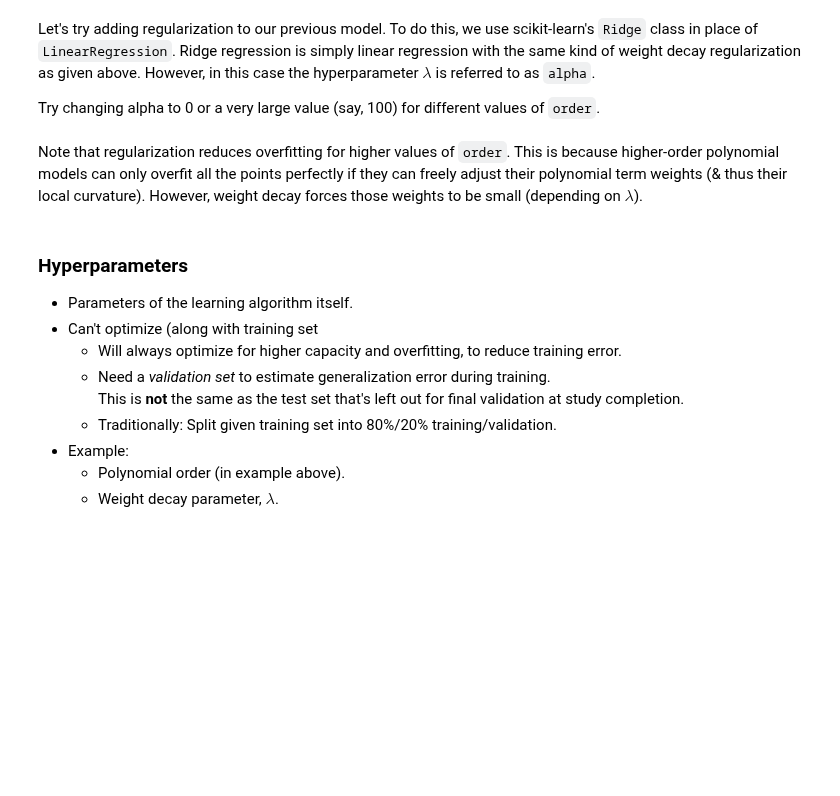
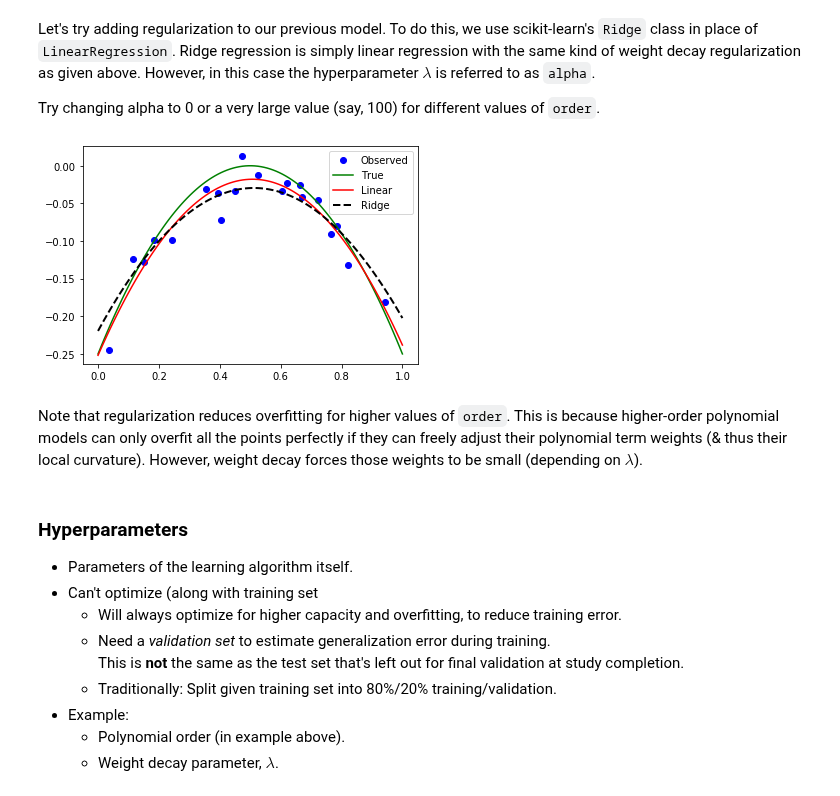
Before and after one commit to BlohmLab/MLtutorials, a Jupyter notebook: Introduction, Part I.ipynb, the cells around one changed output. Saved outputs shown, nothing was run; the diff lists cells and outputs as text; code cells hidden in the pictures; blank space fills up the shorter version.

```diff
--- a/Introduction, Part I.ipynb
+++ b/Introduction, Part I.ipynb
@@ -375,7 +375,7 @@ def get_dataset(N, gen_func, noise_scale, domain=(0.0, 1.0)):
 
     return x, y
 # %%
-N, N_test = 20, 10  # number of examples in training and test sets
+N, N_test = 20, 20  # number of examples in training and test sets
 noise_scale = 0.025  # SD of Gaussian noise added to generating distribution
 
 x, y = get_dataset(N, gen_func, noise_scale)
@@ -552,7 +564,7 @@ Let's try adding regularization to our previous model. To do this, we use scikit
 
 Try changing alpha to 0 or a very large value (say, 100) for different values of `order`.
 # %%
-order = 1
+order = 2
 alpha = 0.01
 X = add_poly_terms(x, order)
 
@@ -563,12 +575,14 @@ y_ridge = reg_ridge.predict(add_poly_terms(x_grid, order))
 # %%
 plt.plot(x, y, 'bo')
 plt.plot(x_grid, y_true, 'g-')
 plt.plot(x_grid, y_reg, 'r-')
-plt.plot(x_grid, y_ridge, 'k-', lw=2)
+plt.plot(x_grid, y_ridge, 'k--', lw=2)
 plt.legend(['Observed','True','Linear','Ridge'])
 plt.xlim(xlim)
 plt.ylim(ylim)
 plt.show()
+# %% [output]
+[figure, added]
 # %% [markdown]
 Note that regularization reduces overfitting for higher values of `order`. This is because higher-order polynomial models can only overfit all the points perfectly if they can freely adjust their polynomial term weights (& thus their local curvature). However, weight decay forces those weights to be small (depending on $\lambda$).
 # %% [markdown]
```
Also changed, not shown: parts of 6 cells of this notebook.
